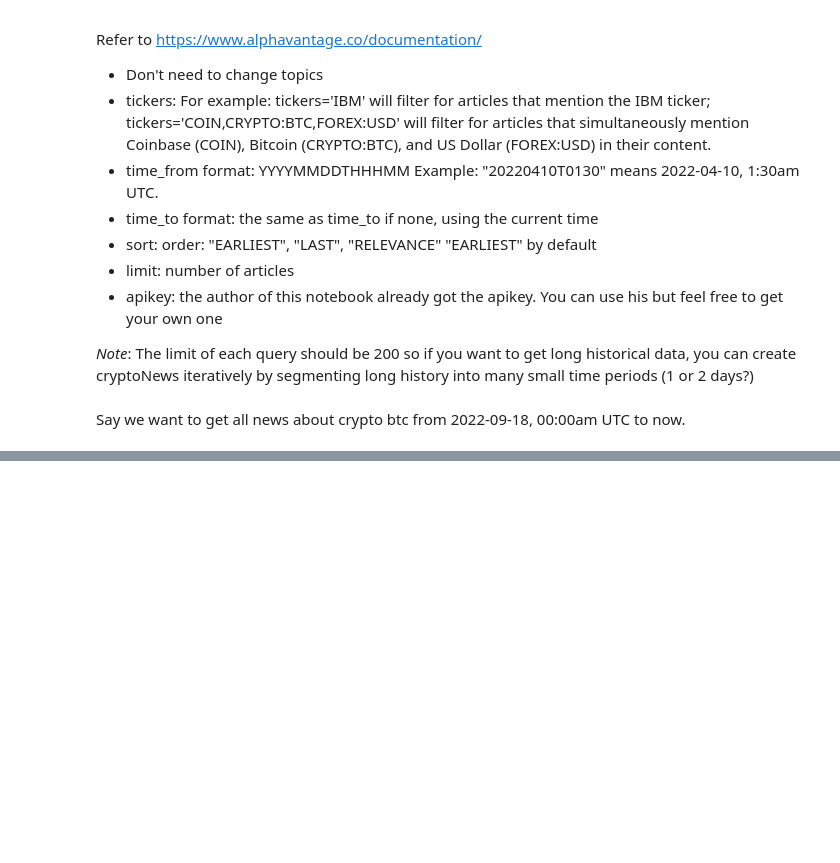
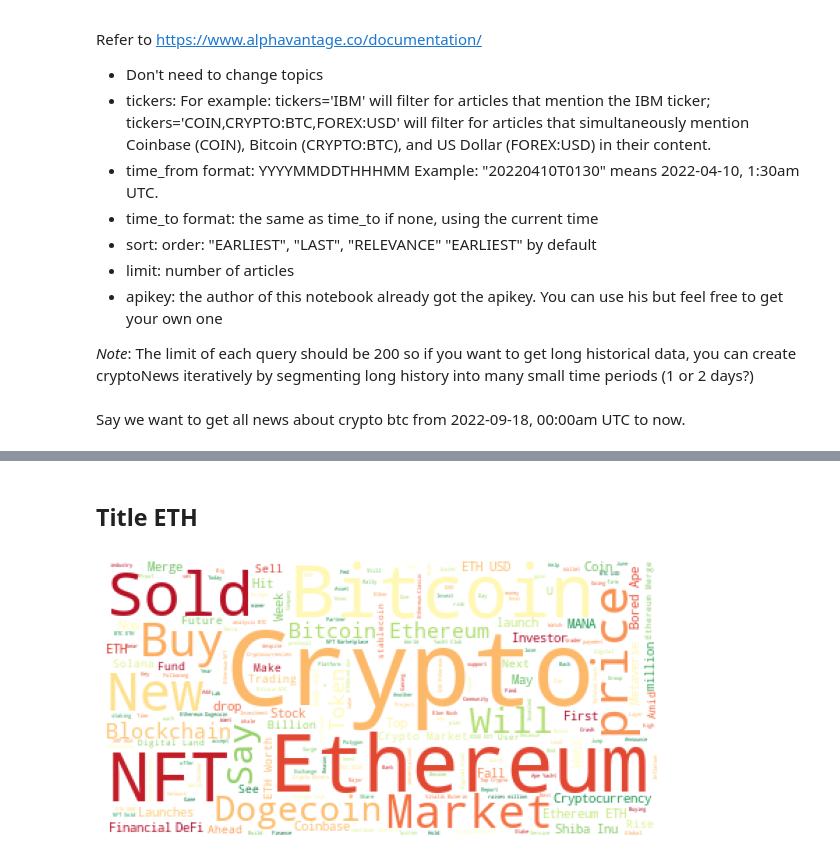
Before and after one commit to llxx1998/Crypto-Prediction-and-Trading, a Jupyter notebook: datasource/CryptoNewsAPI_AlphaVantage.ipynb, the cells around one changed output, grey strips where cells are left out. Saved outputs shown, nothing was run; the diff lists cells and outputs as text; code cells hidden in the pictures; blank space fills up the shorter version.

```diff
--- a/datasource/CryptoNewsAPI_AlphaVantage.ipynb
+++ b/datasource/CryptoNewsAPI_AlphaVantage.ipynb
@@ -111,0 +277,9 @@ newsdata.getDataFrame().head()
+# %% [markdown]
+## Title ETH
+# %%
+wc1 = WordCloud(colormap='RdYlGn', background_color='white').generate_from_text(''.join(flatTitleETH))
+plt.figure(figsize=(10, 8))
+plt.axis("off")
+_ = plt.imshow(wc1)
+# %% [output]
+[figure, added]
```
Also changed, not shown: parts of 32 cells of this notebook, 5 other files.
